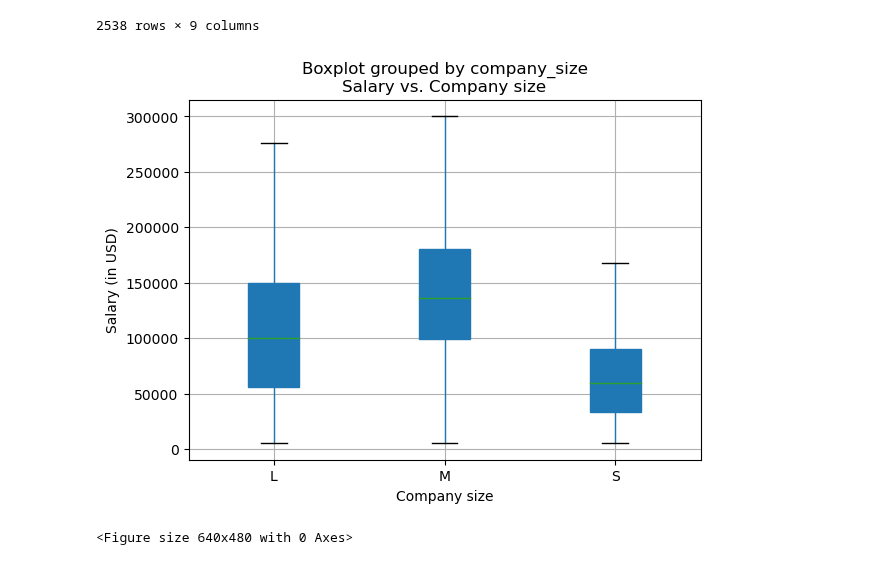
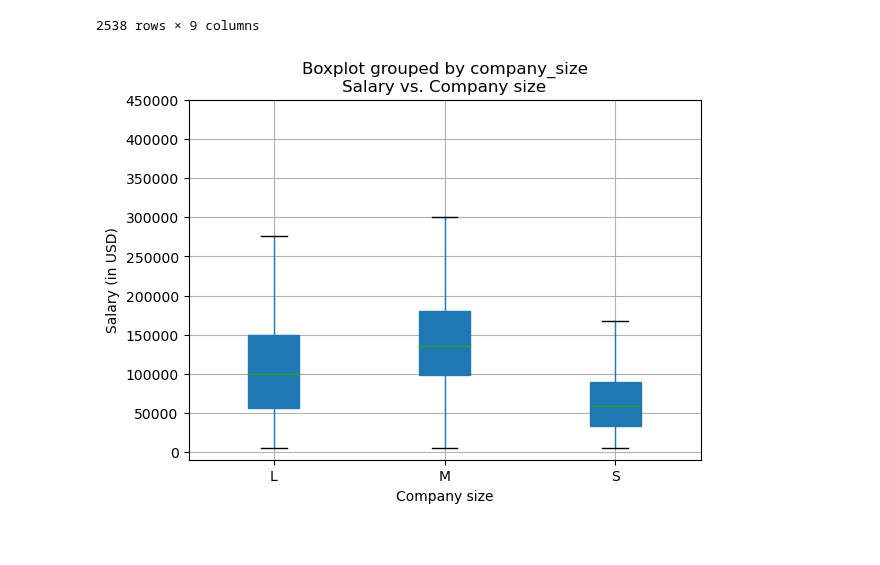
Before and after one commit to garimac12/project_acai, a Jupyter notebook: Merge Trial (NN,AH,GC).ipynb, the cells around one changed output. Saved outputs shown, nothing was run; the diff lists cells and outputs as text; code cells hidden in the pictures.

```diff
--- a/Merge Trial (NN,AH,GC).ipynb
+++ b/Merge Trial (NN,AH,GC).ipynb
@@ -347,18 +360,21 @@ final_df_remove_outlier_d
 # %%
 # Plotting Salary vs. Company size (with removed outliers in salary_in_usd)
 
 final_df_remove_outlier_d.boxplot(column=["salary_in_usd"], by=["company_size"], patch_artist=True)
 plt.title('Salary vs. Company size')
 plt.xlabel('Company size')
 plt.ylabel('Salary (in USD)')
+
+y_ticks = np.arange(0, 500000, 50000)
+plt.yticks(y_ticks)
+
 plt.savefig("output_data_GC/Fig6_salary_company_size_removed_outliers.png")
 plt.show()
 
 #There's a clear trend that the medium size companies provide more median salaries followed by large companies and then followed by small companies. increases, the median salary also increases.
 #The spread of salaries (as shown by the height of the boxes) is more for large size companies.
 # %% [output]
-[figure, old version]
+[figure, new version]
-<Figure size 640x480 with 0 Axes>
 # %%
 # Plotting Number of Jobs vs. Employee Residence and Experience Level (demonstrating for two categorical variables)
 
```
Also changed, not shown: parts of 16 cells of this notebook, 1 other file.
